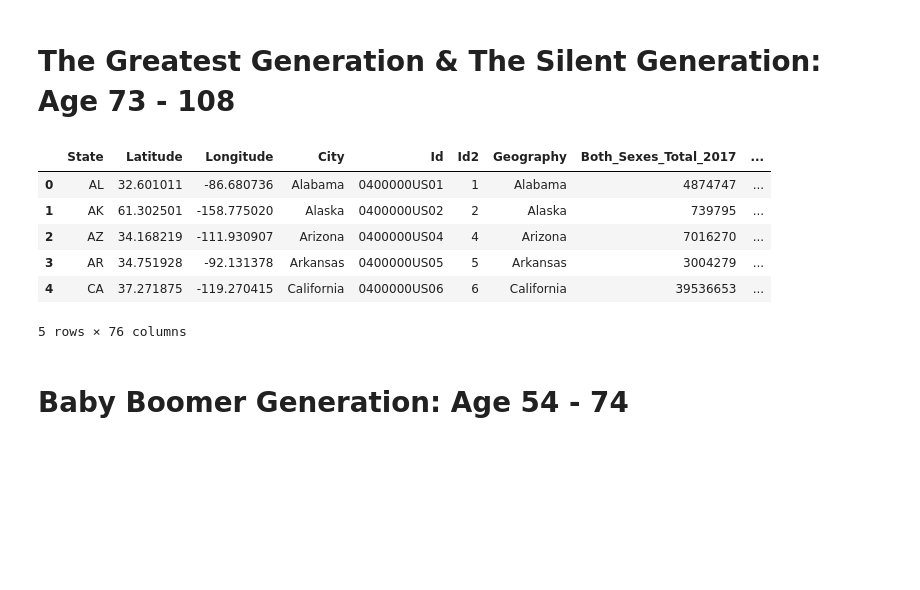
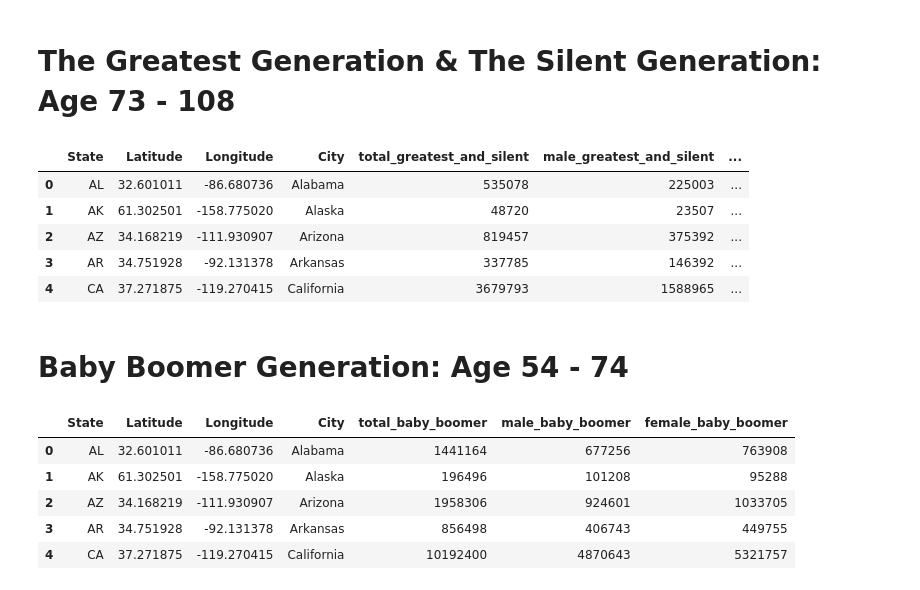
Before and after one commit to david880110/Media-Behavior-Trends-Analytics, a Jupyter notebook: dmgp_query.ipynb, the cells around one changed output. Cells and saved outputs as stored; diff of their text form; code cells hidden in the pictures; blank space fills up the shorter version.

Commit message:
upload clean data

```diff
--- a/dmgp_query.ipynb
+++ b/dmgp_query.ipynb
@@ -49,16 +49,28 @@ complete_dmgp_df.head()
 5 rows × 78 columns
 # %% [markdown]
 # The Greatest Generation & The Silent Generation: Age 73 - 108
-# %%
-complete_dmgp_df = complete_dmgp_df.drop('index', 1)
-complete_dmgp_df.head()
-# %% [output]
-|  | State | Latitude | Longitude | City | Id | Id2 | Geography | Both_Sexes_Total_2017 | ... |
-| 0 | AL | 32.601011 | -86.680736 | Alabama | 0400000US01 | 1 | Alabama | 4874747 | ... |
-| 1 | AK | 61.302501 | -158.775020 | Alaska | 0400000US02 | 2 | Alaska | 739795 | ... |
-| 2 | AZ | 34.168219 | -111.930907 | Arizona | 0400000US04 | 4 | Arizona | 7016270 | ... |
-| 3 | AR | 34.751928 | -92.131378 | Arkansas | 0400000US05 | 5 | Arkansas | 3004279 | ... |
-| 4 | CA | 37.271875 | -119.270415 | California | 0400000US06 | 6 | California | 39536653 | ... |
-5 rows × 76 columns
+# %%
+# Read sqlite query results into a pandas DataFrame
+greatest_and_silent_df = pd.read_sql_query("""SELECT
+State,
+Latitude,
+Longitude,
+City,
+(Both_Sexes_Total_70_to_74_years_2017 + Both_Sexes_Total_75_to_79_years_2017 + Both_Sexes_Total_80_to_84_years_2017 + Both_Sexes_Total_85_years_and_over_2017) as total_greatest_and_silent,
+(Male_Total_70_to_74_years_2017 + Male_Total_75_to_79_years_2017 + Male_Total_80_to_84_years_2017 + Male_Total_85_years_and_over_2017) as male_greatest_and_silent,
+(Female_Total_70_to_74_years_2017 + Female_Total_75_to_79_years_2017 + Female_Total_80_to_84_years_2017 + Female_Total_85_years_and_over_2017) as female_greatest_and_silent
+FROM coordinate_table a
+left join demography_table b
+on a.City = b.Geography
+""",conn)
+
+greatest_and_silent_df.head()
+# %% [output]
+|  | State | Latitude | Longitude | City | total_greatest_and_silent | male_greatest_and_silent | ... |
+| 0 | AL | 32.601011 | -86.680736 | Alabama | 535078 | 225003 | ... |
+| 1 | AK | 61.302501 | -158.775020 | Alaska | 48720 | 23507 | ... |
+| 2 | AZ | 34.168219 | -111.930907 | Arizona | 819457 | 375392 | ... |
+| 3 | AR | 34.751928 | -92.131378 | Arkansas | 337785 | 146392 | ... |
+| 4 | CA | 37.271875 | -119.270415 | California | 3679793 | 1588965 | ... |
 # %% [markdown]
 # Baby Boomer Generation: Age 54 - 74
@@ -67,0 +77,23 @@ complete_dmgp_df.to_csv("clean_data\clean_demography_data.csv", encoding='utf-8'
+# %%
+# Read sqlite query results into a pandas DataFrame
+baby_boomer_df = pd.read_sql_query("""SELECT
+State,
+Latitude,
+Longitude,
+City,
+(Both_Sexes_Total_55_to_59_years_2017 + Both_Sexes_Total_60_to_64_years_2017 + Both_Sexes_Total_60_to_64_years_2017 + Both_Sexes_Total_65_to_69_years_2017 + Both_Sexes_Total_70_to_74_years_2017) as total_baby_boomer,
+(Male_Total_55_to_59_years_2017 + Male_Total_60_to_64_years_2017 + Male_Total_60_to_64_years_2017 + Male_Total_65_to_69_years_2017 + Male_Total_70_to_74_years_2017) as male_baby_boomer,
+(Female_Total_55_to_59_years_2017 + Female_Total_60_to_64_years_2017 + Female_Total_60_to_64_years_2017 + Female_Total_65_to_69_years_2017 + Female_Total_70_to_74_years_2017) as female_baby_boomer
+FROM coordinate_table a
+left join demography_table b
+on a.City = b.Geography
+""",conn)
+
+baby_boomer_df.head()
+# %% [output]
+|  | State | Latitude | Longitude | City | total_baby_boomer | male_baby_boomer | female_baby_boomer |
+| 0 | AL | 32.601011 | -86.680736 | Alabama | 1441164 | 677256 | 763908 |
+| 1 | AK | 61.302501 | -158.775020 | Alaska | 196496 | 101208 | 95288 |
+| 2 | AZ | 34.168219 | -111.930907 | Arizona | 1958306 | 924601 | 1033705 |
+| 3 | AR | 34.751928 | -92.131378 | Arkansas | 856498 | 406743 | 449755 |
+| 4 | CA | 37.271875 | -119.270415 | California | 10192400 | 4870643 | 5321757 |
```
Also changed, not shown: parts of 10 cells of this notebook, 7 other files.
